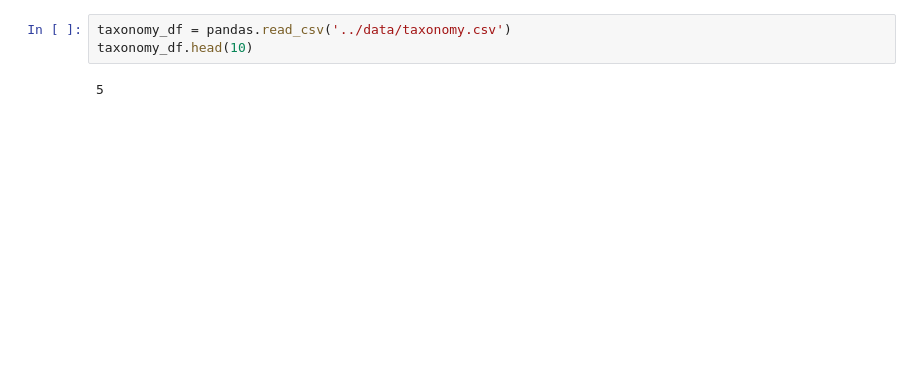
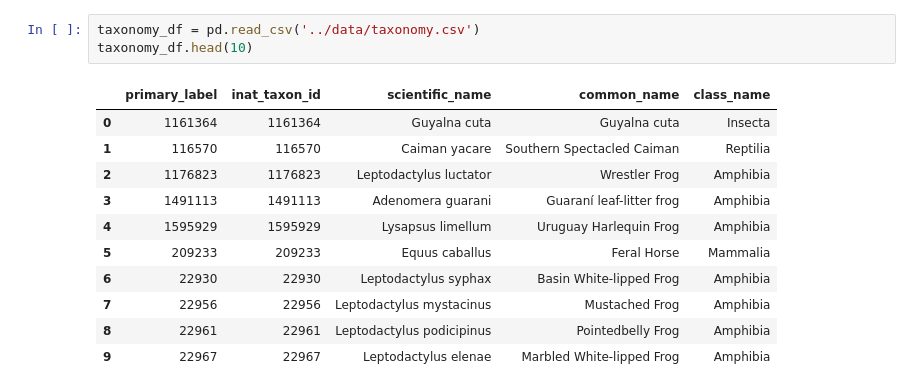
Before and after one commit to GitTurtleDone/BirdCLEF2026, a Jupyter notebook: src/examine_data.ipynb, the cells around one changed output. Cells and saved outputs as stored; diff of their text form; blank space fills up the shorter version.

Commit message:
Completed exploring the data set.

```diff
--- a/src/examine_data.ipynb
+++ b/src/examine_data.ipynb
@@ -21,5 +25,15 @@ train_df.head(10)
 # %%
-taxonomy_df = pandas.read_csv('../data/taxonomy.csv')
+taxonomy_df = pd.read_csv('../data/taxonomy.csv')
 taxonomy_df.head(10)
 # %% [output]
-5
+|  | primary_label | inat_taxon_id | scientific_name | common_name | class_name |
+| 0 | 1161364 | 1161364 | Guyalna cuta | Guyalna cuta | Insecta |
+| 1 | 116570 | 116570 | Caiman yacare | Southern Spectacled Caiman | Reptilia |
+| 2 | 1176823 | 1176823 | Leptodactylus luctator | Wrestler Frog | Amphibia |
+| 3 | 1491113 | 1491113 | Adenomera guarani | Guaraní leaf-litter frog | Amphibia |
+| 4 | 1595929 | 1595929 | Lysapsus limellum | Uruguay Harlequin Frog | Amphibia |
+| 5 | 209233 | 209233 | Equus caballus | Feral Horse | Mammalia |
+| 6 | 22930 | 22930 | Leptodactylus syphax | Basin White-lipped Frog | Amphibia |
+| 7 | 22956 | 22956 | Leptodactylus mystacinus | Mustached Frog | Amphibia |
+| 8 | 22961 | 22961 | Leptodactylus podicipinus | Pointedbelly Frog | Amphibia |
+| 9 | 22967 | 22967 | Leptodactylus elenae | Marbled White-lipped Frog | Amphibia |
```
Also changed, not shown: parts of 16 cells of this notebook, 3 other files.
